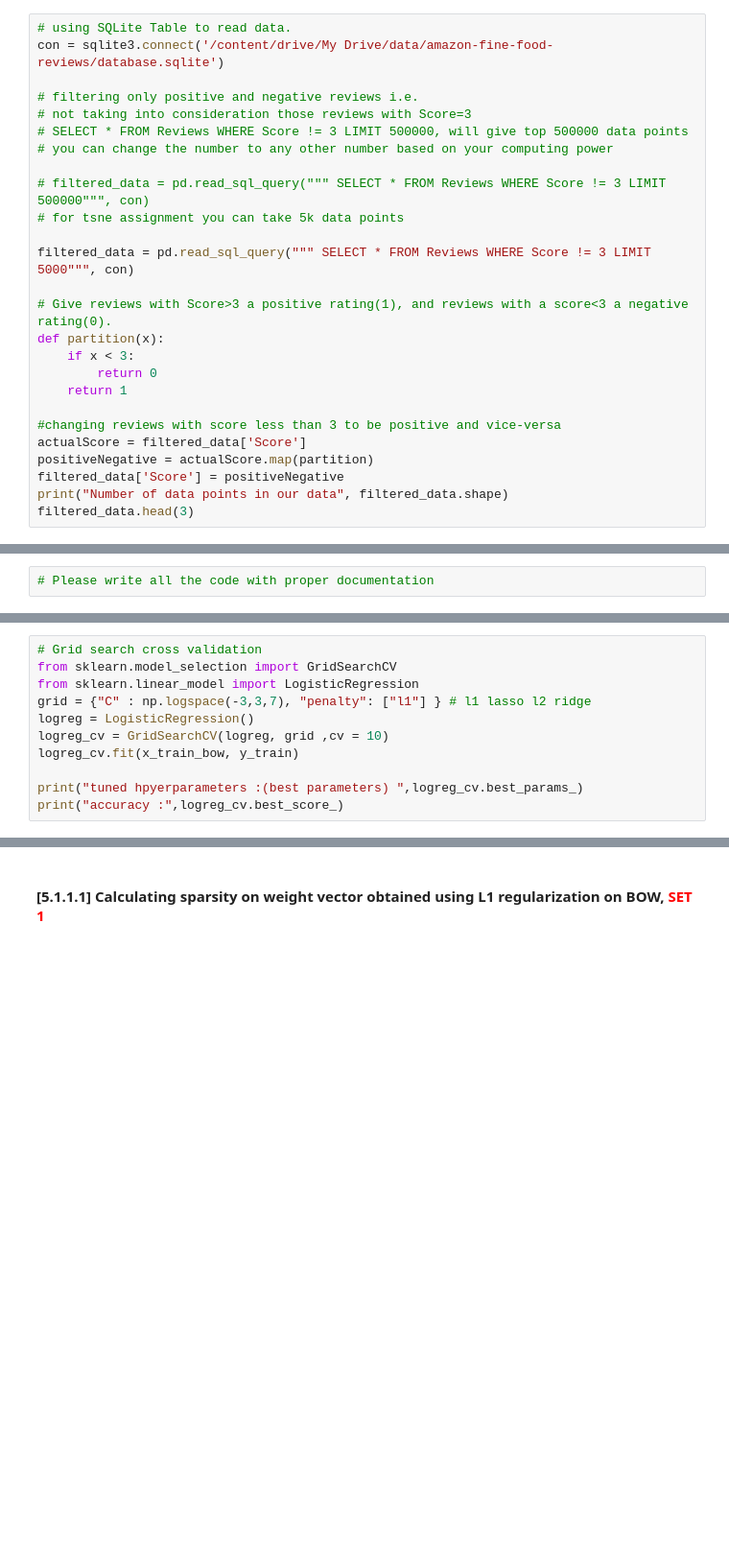
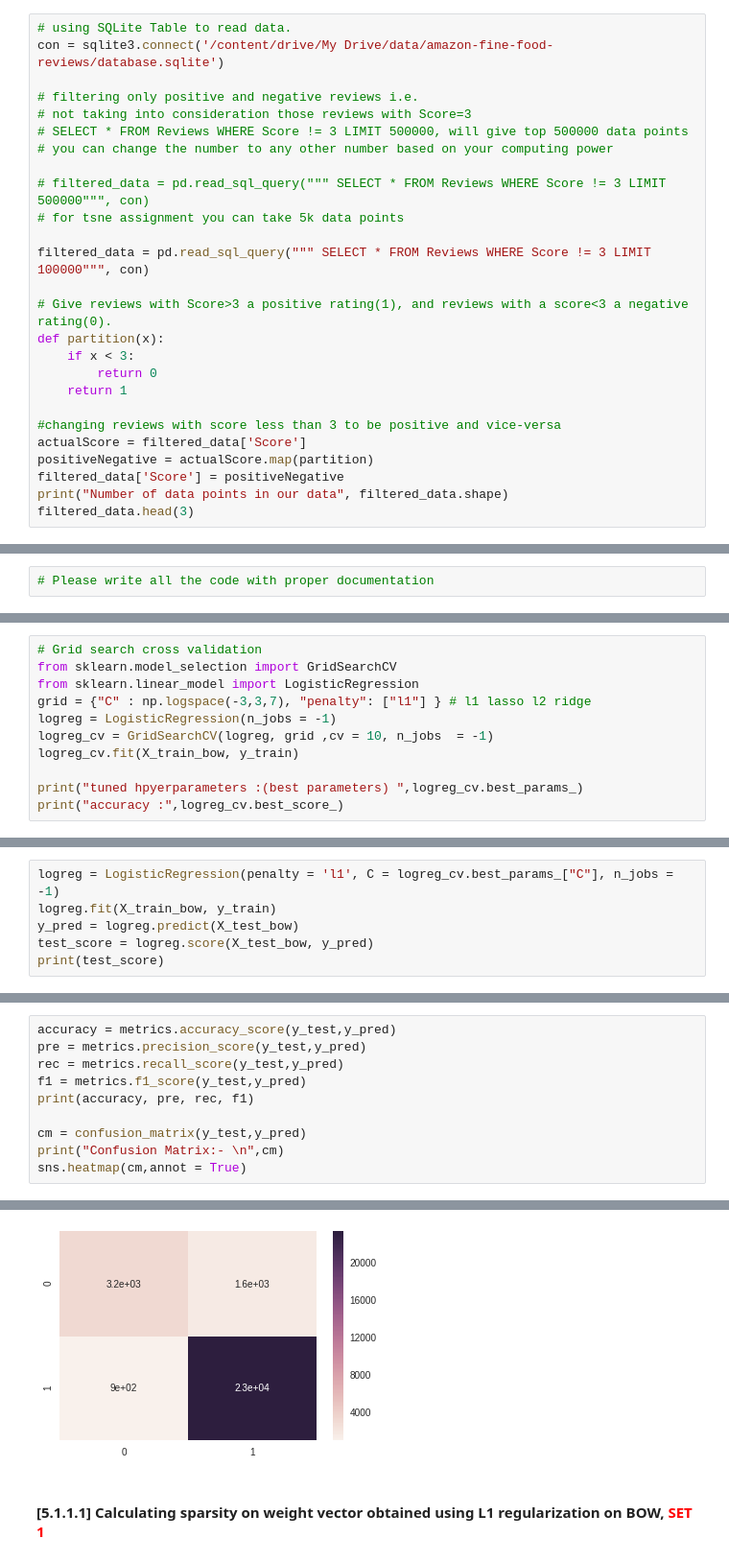
Before and after one commit to gopalkalpande/Assignments_ML, a Jupyter notebook: Logistic_Regression.ipynb, the cells around one changed output, grey strips where cells are left out. Shown at 96% size. Saved outputs shown, nothing was run; the diff lists cells and outputs as text; blank space fills up the shorter version.

```diff
--- a/Logistic_Regression.ipynb
+++ b/Logistic_Regression.ipynb
@@ -103,7 +107,7 @@ con = sqlite3.connect('/content/drive/My Drive/data/amazon-fine-food-reviews/dat
 # filtered_data = pd.read_sql_query(""" SELECT * FROM Reviews WHERE Score != 3 LIMIT 500000""", con)
 # for tsne assignment you can take 5k data points
 
-filtered_data = pd.read_sql_query(""" SELECT * FROM Reviews WHERE Score != 3 LIMIT 5000""", con)
+filtered_data = pd.read_sql_query(""" SELECT * FROM Reviews WHERE Score != 3 LIMIT 100000""", con)
 
 # Give reviews with Score>3 a positive rating(1), and reviews with a score<3 a negative rating(0).
 def partition(x):
@@ -680,9 +689,9 @@ print(X_test_bow.shape, y_test.shape)
 from sklearn.model_selection import GridSearchCV
 from sklearn.linear_model import LogisticRegression
 grid = {"C" : np.logspace(-3,3,7), "penalty": ["l1"] } # l1 lasso l2 ridge
-logreg = LogisticRegression()
-logreg_cv = GridSearchCV(logreg, grid ,cv = 10)
-logreg_cv.fit(x_train_bow, y_train)
+logreg = LogisticRegression(n_jobs = -1)
+logreg_cv = GridSearchCV(logreg, grid ,cv = 10, n_jobs  = -1)
+logreg_cv.fit(X_train_bow, y_train)
 
 print("tuned hpyerparameters :(best parameters) ",logreg_cv.best_params_)
 print("accuracy :",logreg_cv.best_score_)
@@ -688,0 +701,6 @@ print("accuracy :",logreg_cv.best_score_)
+# %%
+logreg = LogisticRegression(penalty = 'l1', C = logreg_cv.best_params_["C"], n_jobs = -1)
+logreg.fit(X_train_bow, y_train)
+y_pred = logreg.predict(X_test_bow)
+test_score = logreg.score(X_test_bow, y_pred)
+print(test_score)
@@ -688,0 +709,11 @@ print("accuracy :",logreg_cv.best_score_)
+# %%
+accuracy = metrics.accuracy_score(y_test,y_pred)
+pre = metrics.precision_score(y_test,y_pred)
+rec = metrics.recall_score(y_test,y_pred)
+f1 = metrics.f1_score(y_test,y_pred)
+print(accuracy, pre, rec, f1)
+
+cm = confusion_matrix(y_test,y_pred)
+print("Confusion Matrix:- \n",cm)
+sns.heatmap(cm,annot = True)
+# %% [output]
@@ -689,3 +725,4 @@ print("accuracy :",logreg_cv.best_score_)
+[figure, added]
 # %% [markdown]
 #### [5.1.1.1] Calculating sparsity on weight vector obtained using L1 regularization on BOW,<font color='red'> SET 1</font>
 # %%
```
Also changed, not shown: parts of 18 cells of this notebook.
